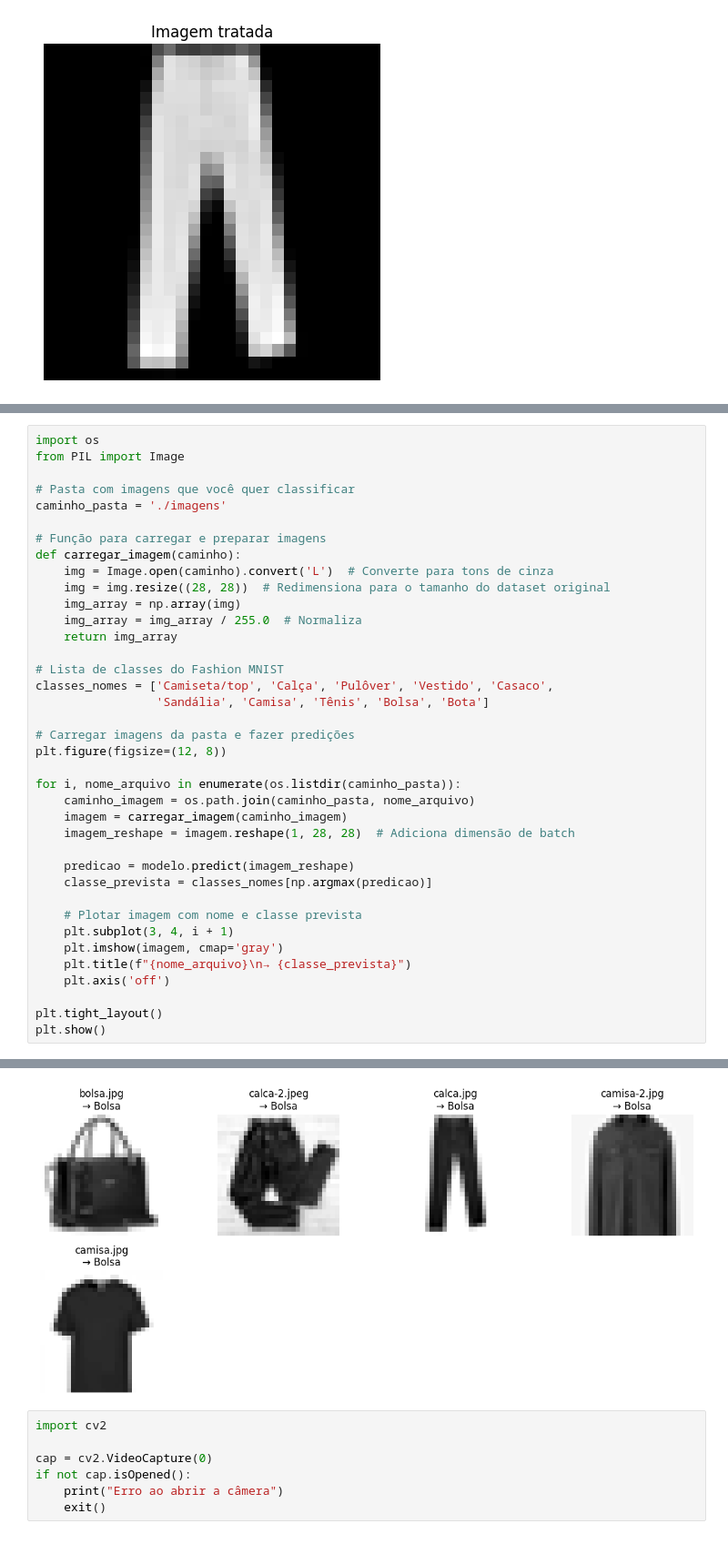
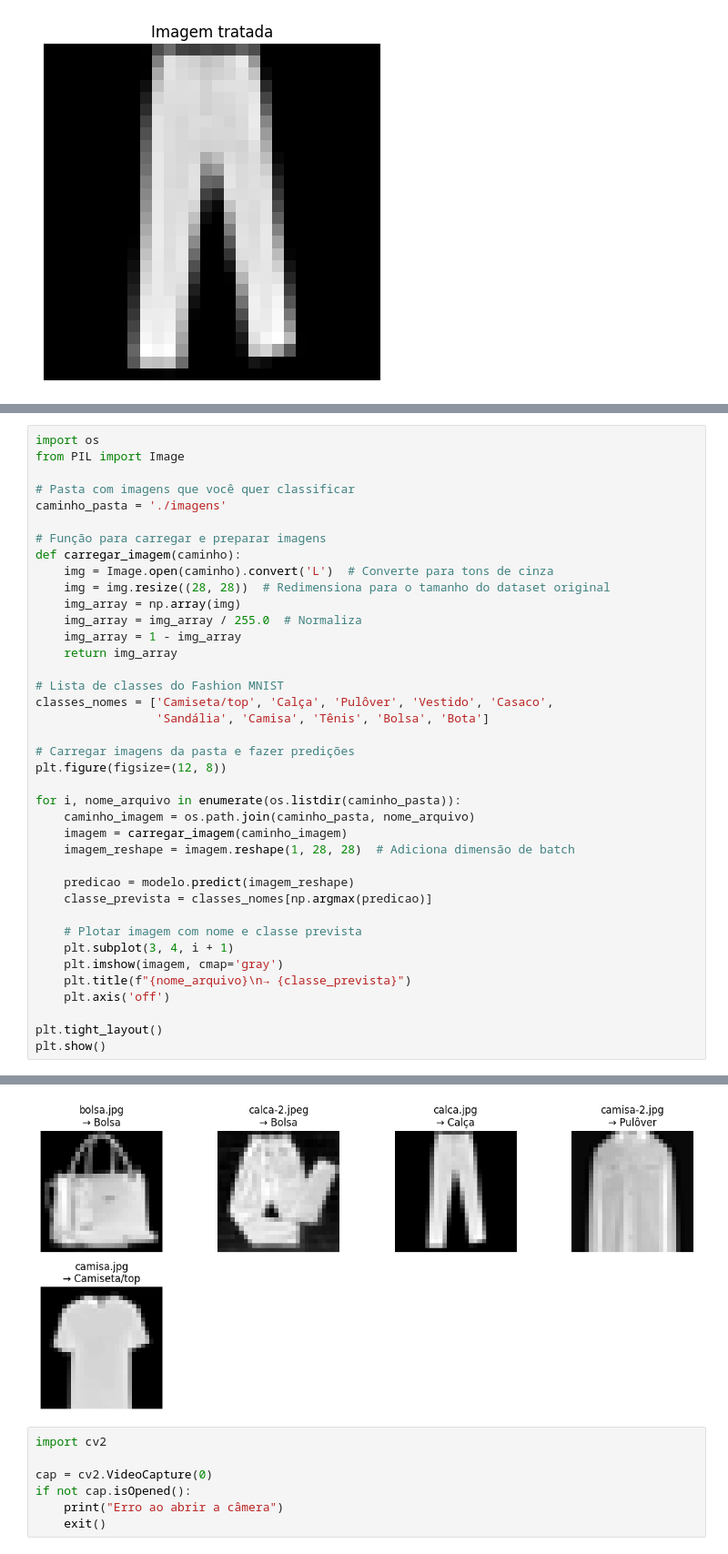
Before and after one commit to CaioHarrys/neural, a Jupyter notebook: fashion.ipynb, the cells around one changed output, grey strips where cells are left out. Shown at 91% size. Saved outputs shown, nothing was run; the diff lists cells and outputs as text.

```diff
--- a/fashion.ipynb
+++ b/fashion.ipynb
@@ -147,6 +147,7 @@ def carregar_imagem(caminho):
     img = img.resize((28, 28))  # Redimensiona para o tamanho do dataset original
     img_array = np.array(img)
     img_array = img_array / 255.0  # Normaliza
+    img_array = 1 - img_array
     return img_array
 
 # Lista de classes do Fashion MNIST
@@ -181,4 +182,4 @@ plt.show()
-[figure, old version]
+[figure, new version]
 # %%
 import cv2
 
```
Also changed, not shown: parts of 4 cells of this notebook.
